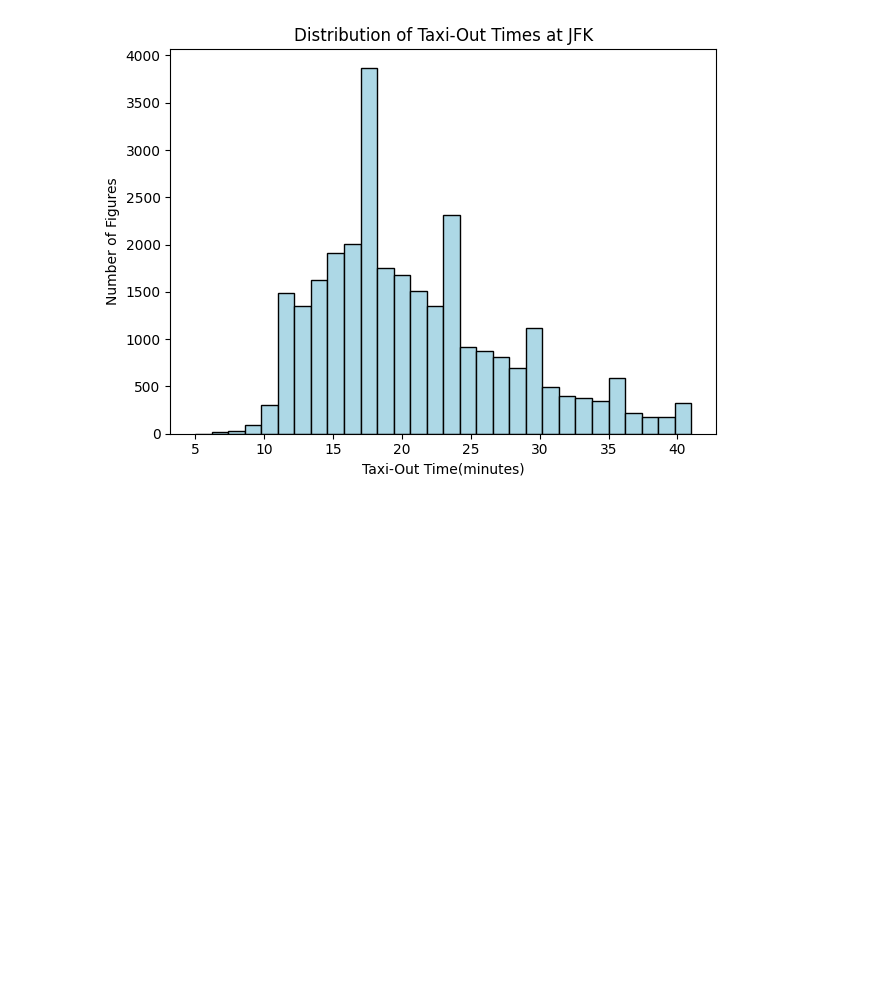
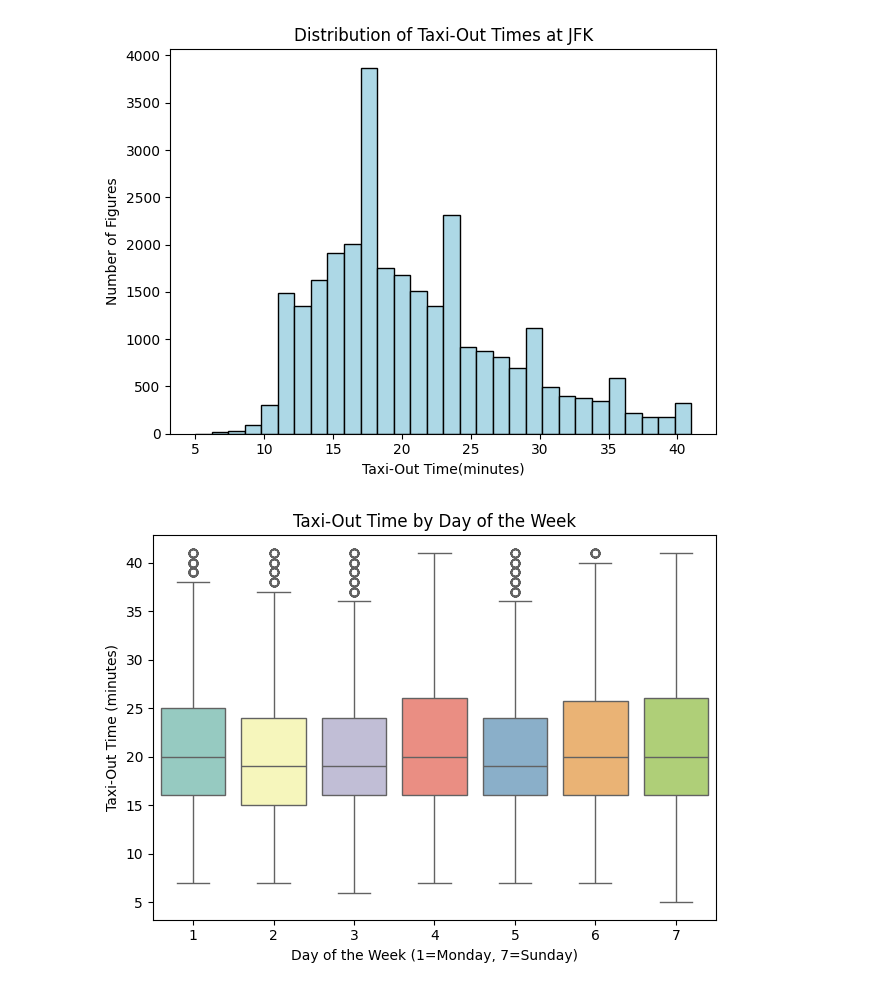
Before and after one commit to bytesbyt/ds_lr_predicting_taxi_out_delay, a Jupyter notebook: ds_predicting_taxi_out_delay.ipynb, the cells around one changed output. Drawn from its saved outputs; the diff is of its cells as text; code cells hidden in the pictures; blank space fills up the shorter version.

Commit message:
Add explorative analysis of day of the week trends and insights on weather impact on taxi out time

```diff
--- a/ds_predicting_taxi_out_delay.ipynb
+++ b/ds_predicting_taxi_out_delay.ipynb
@@ -238,3 +237,32 @@ ax.set_ylabel('Number of Figures')
 plt.tight_layout()
 # %% [output]
 [figure]
+# %%
+# Define colors for each day if the week
+custom_colours = sns.color_palette("Set3", 7)
+
+# Create a figure
+fig = plt.figure()
+
+# Create subplot
+ax = fig.subplots()
+
+# Create the boxplot
+sns.boxplot(
+    x=df['day_of_week'],
+    y=df['taxi_out'],
+    data=df,
+    ax=ax,
+    hue='day_of_week',
+    palette=custom_colours,
+    legend=False)
+
+# Add title and labels
+ax.set_title('Taxi-Out Time by Day of the Week')
+ax.set_xlabel('Day of the Week (1=Monday, 7=Sunday)')
+ax.set_ylabel('Taxi-Out Time (minutes)')
+
+plt.tight_layout()
+plt.show()
+# %% [output]
+[figure, added]
```
Also changed, not shown: parts of 2 cells of this notebook, 1 other file.
